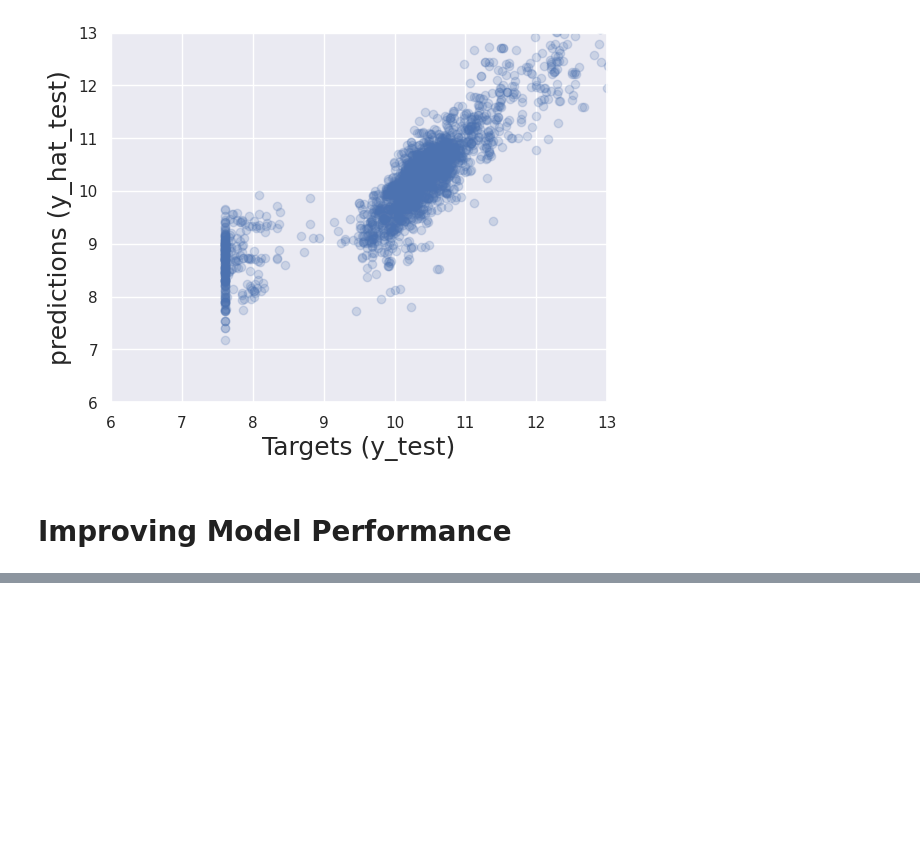
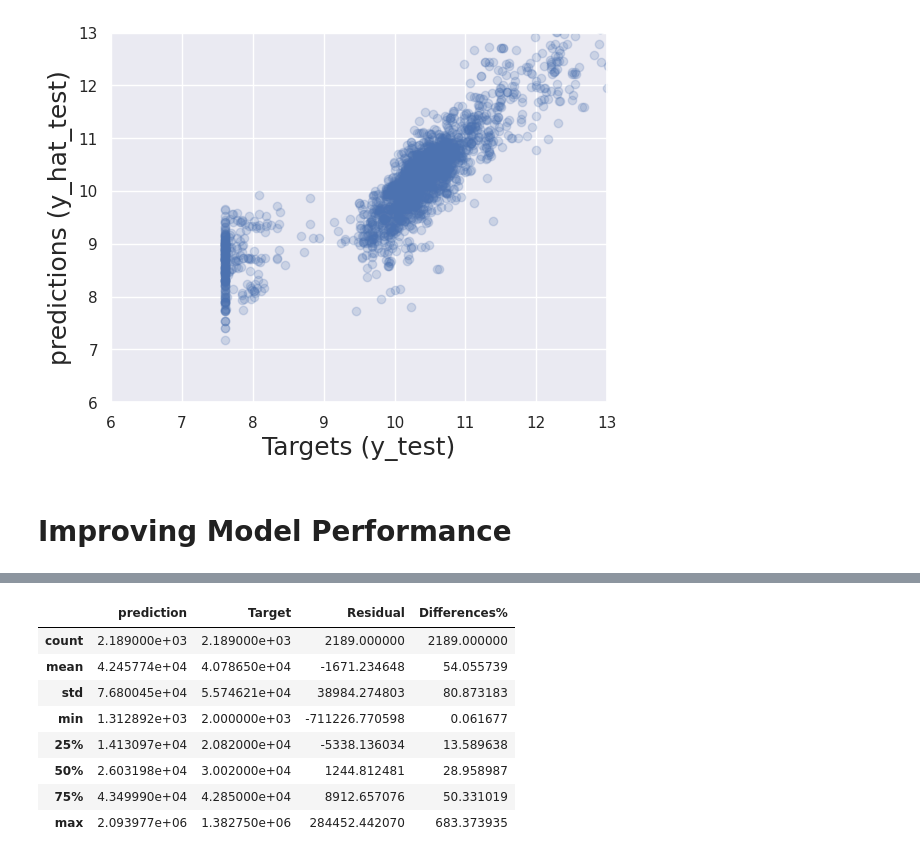
Before and after one commit to justinejoka/Scikit_learn_Car_Prediction, a Jupyter notebook: car-price-prediction-with-scikit-learn.ipynb, the cells around one changed output, grey strips where cells are left out. Saved outputs shown, nothing was run; the diff lists cells and outputs as text; code cells hidden in the pictures; blank space fills up the shorter version.

```diff
--- a/car-price-prediction-with-scikit-learn.ipynb
+++ b/car-price-prediction-with-scikit-learn.ipynb
@@ -601,0 +675,12 @@ plt.show()
+# %%
+df_pf.describe()
+# %% [output]
+|  | prediction | Target | Residual | Differences% |
+| count | 2.189000e+03 | 2.189000e+03 | 2189.000000 | 2189.000000 |
+| mean | 4.245774e+04 | 4.078650e+04 | -1671.234648 | 54.055739 |
+| std | 7.680045e+04 | 5.574621e+04 | 38984.274803 | 80.873183 |
+| min | 1.312892e+03 | 2.000000e+03 | -711226.770598 | 0.061677 |
+| 25% | 1.413097e+04 | 2.082000e+04 | -5338.136034 | 13.589638 |
+| 50% | 2.603198e+04 | 3.002000e+04 | 1244.812481 | 28.958987 |
+| 75% | 4.349990e+04 | 4.285000e+04 | 8912.657076 | 50.331019 |
+| max | 2.093977e+06 | 1.382750e+06 | 284452.442070 | 683.373935 |
```
Also changed, not shown: parts of 8 cells of this notebook.
